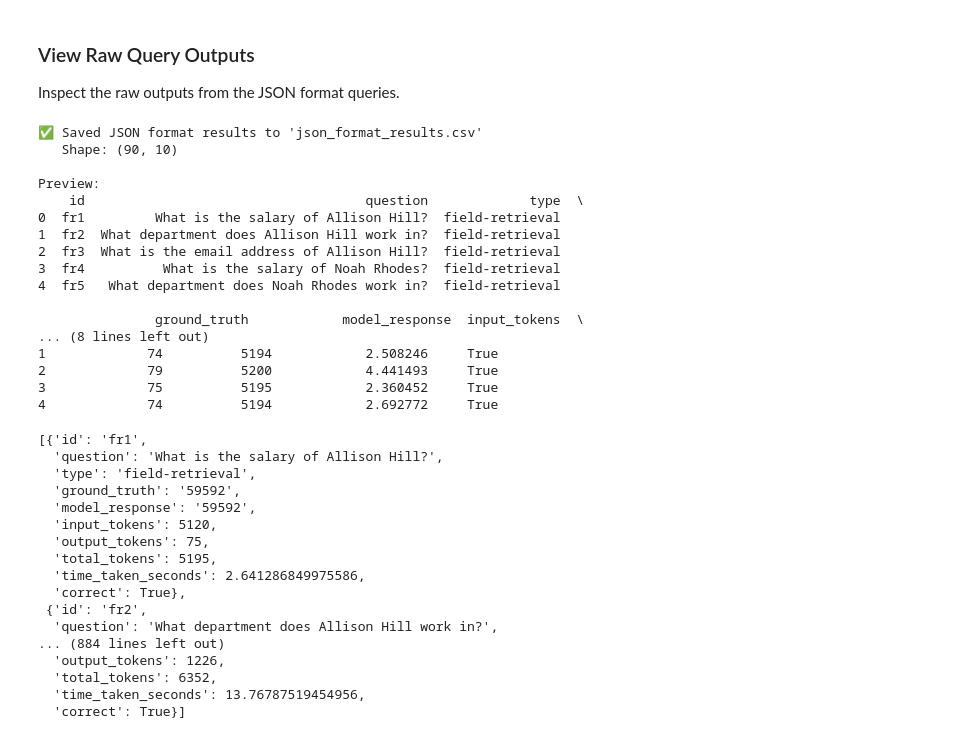
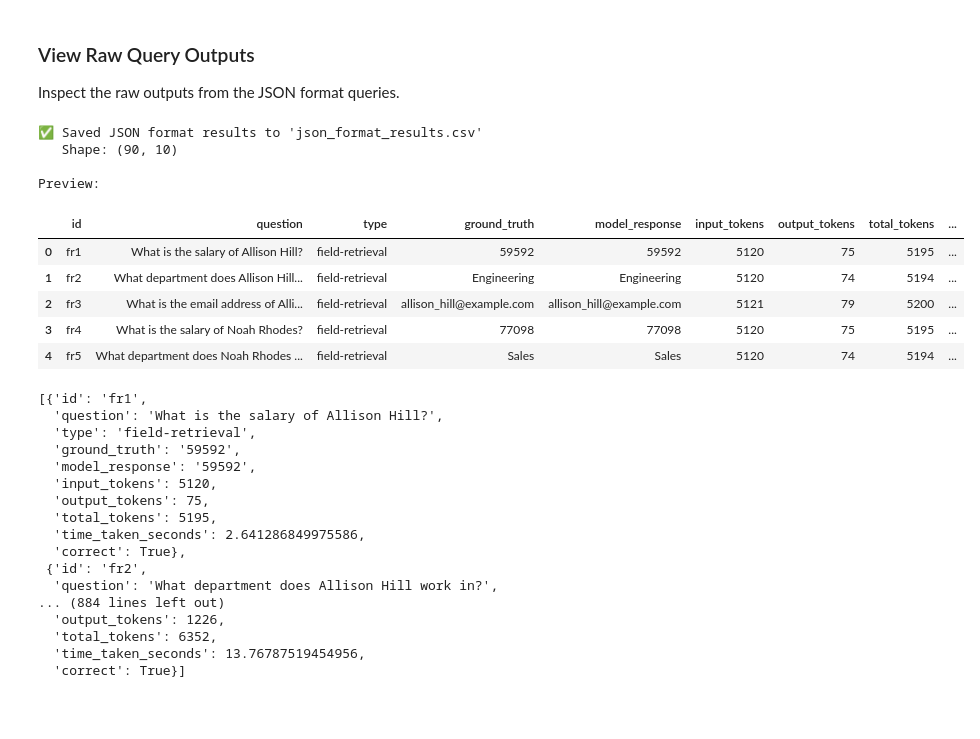
Before and after one commit to alphaiterations/toon, a Jupyter notebook: toon_json_comparison.ipynb, the cells around one changed output. Saved outputs shown, nothing was run; the diff lists cells and outputs as text; code cells hidden in the pictures; blank space fills up the shorter version.

```diff
--- a/toon_json_comparison.ipynb
+++ b/toon_json_comparison.ipynb
@@ -380,7 +400,7 @@ Answer:"""
             "time_taken_seconds": elapsed
         }
 # %%
-def run_all_queries(data_str, questions, data_format="JSON", model_name="gpt-5-nano"):
+def run_all_queries(employee_json, questions, data_format="JSON", model_name="gpt-5-nano"):
     """
     Runs the LLM on all questions using call_llm() and stores model outputs + metadata.
 
@@ -494,7 +514,7 @@ json_str
 # %%
 # Run all 90 questions against the JSON format
 # This will make 90 API calls and may take a few minutes
-outputs = run_all_queries(json_str, final_questions, data_format="JSON")
+outputs_json = run_all_queries(employee_json, final_questions, data_format="JSON")
 # %% [output]
 🚀 Running queries on 90 questions...
 ============================================================
@@ -516,28 +536,21 @@ Inspect the raw outputs from the JSON format queries.
 # %%
 # Convert outputs to DataFrame and save as CSV
 import pandas as pd
-outputs_df = pd.DataFrame(outputs)
-outputs_df.to_csv('json_format_results.csv', index=False)
+outputs_df_json = pd.DataFrame(outputs_json)
+outputs_df_json.to_csv('json_format_results.csv', index=False)
 print(f"✅ Saved JSON format results to 'json_format_results.csv'")
-print(f"   Shape: {outputs_df.shape}")
+print(f"   Shape: {outputs_df_json.shape}")
 print(f"\nPreview:")
-print(outputs_df.head())
+outputs_df_json.head()
 # %% [output]
 ✅ Saved JSON format results to 'json_format_results.csv'
    Shape: (90, 10)
 
 Preview:
-    id                                    question             type  \
-0  fr1         What is the salary of Allison Hill?  field-retrieval
-1  fr2  What department does Allison Hill work in?  field-retrieval
-2  fr3  What is the email address of Allison Hill?  field-retrieval
-3  fr4          What is the salary of Noah Rhodes?  field-retrieval
-4  fr5   What department does Noah Rhodes work in?  field-retrieval
-
-               ground_truth            model_response  input_tokens  \
-... (8 lines left out)
-1             74          5194            2.508246     True
-2             79          5200            4.441493     True
-3             75          5195            2.360452     True
-4             74          5194            2.692772     True
+|  | id | question | type | ground_truth | model_response | input_tokens | output_tokens | total_tokens | ... |
+| 0 | fr1 | What is the salary of Allison Hill? | field-retrieval | 59592 | 59592 | 5120 | 75 | 5195 | ... |
+| 1 | fr2 | What department does Allison Hill... | field-retrieval | Engineering | Engineering | 5120 | 74 | 5194 | ... |
+| 2 | fr3 | What is the email address of Alli... | field-retrieval | allison_hill@example.com | allison_hill@example.com | 5121 | 79 | 5200 | ... |
+| 3 | fr4 | What is the salary of Noah Rhodes? | field-retrieval | 77098 | 77098 | 5120 | 75 | 5195 | ... |
+| 4 | fr5 | What department does Noah Rhodes ... | field-retrieval | Sales | Sales | 5120 | 74 | 5194 | ... |
 # %%
```
Also changed, not shown: parts of 11 cells of this notebook, 2 other files.
